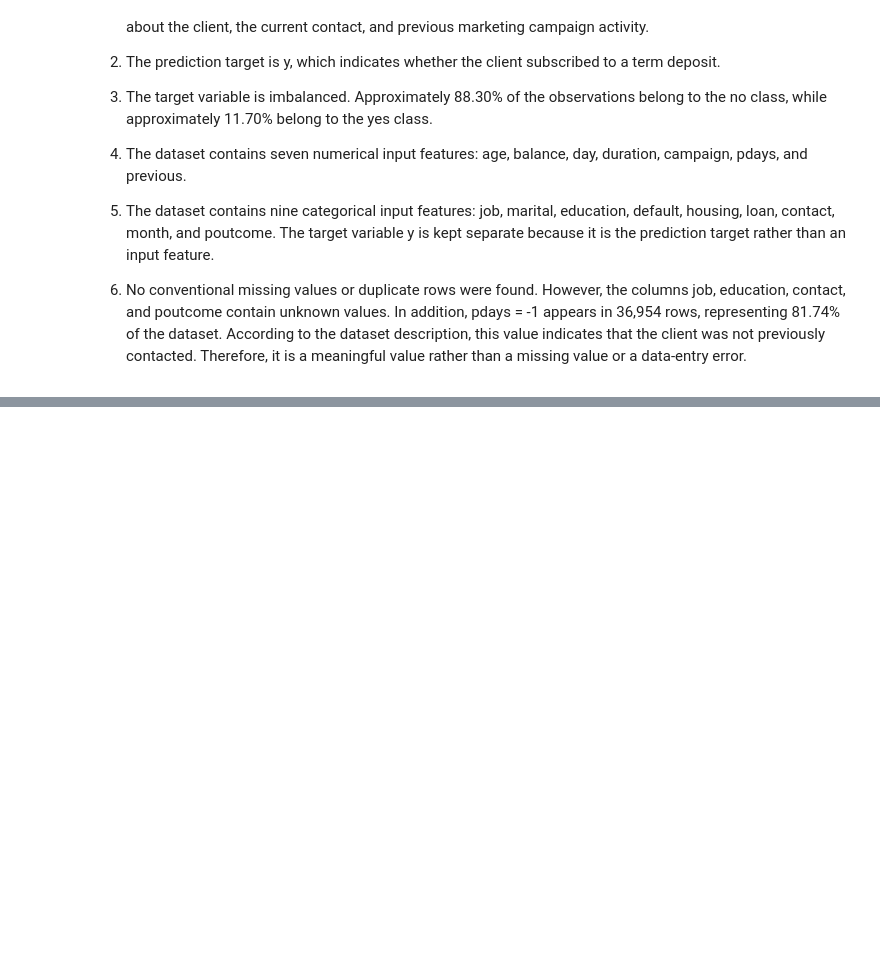
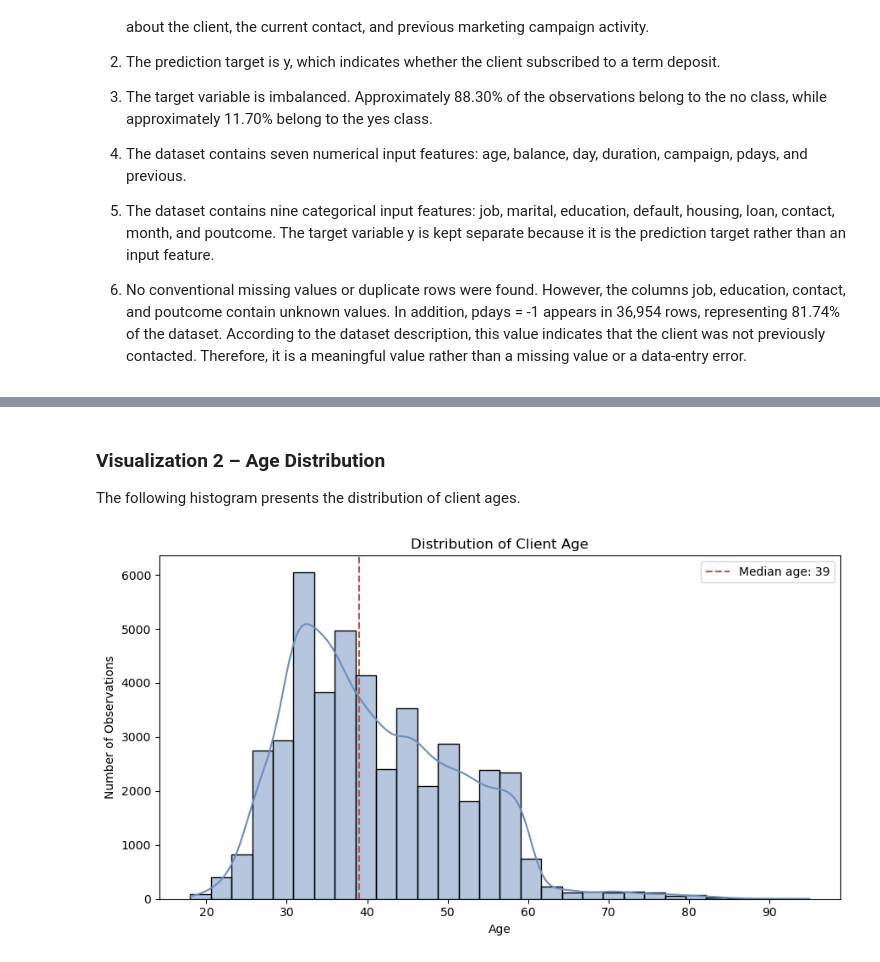
Before and after one commit to liadagon/Applied_Artificial_Intelligence, a Jupyter notebook: FinalProjectAppliedAI.ipynb, the cells around one changed output, grey strips where cells are left out. Cells and saved outputs as stored; diff of their text form; code cells hidden in the pictures; blank space fills up the shorter version.

```diff
--- a/FinalProjectAppliedAI.ipynb
+++ b/FinalProjectAppliedAI.ipynb
@@ -185,0 +328,30 @@ The target variable is imbalanced. Approximately 88.30% of the observations belo
+# %% [markdown]
+### Visualization 2 – Age Distribution
+
+The following histogram presents the distribution of client ages.
+# %%
+plt.figure(figsize=(9, 5))
+
+sns.histplot(
+    data=df,
+    x="age",
+    bins=30,
+    kde=True,
+    color="#6C8EBF"
+)
+
+plt.axvline(
+    df["age"].median(),
+    color="#C44E52",
+    linestyle="--",
+    label=f"Median age: {df['age'].median():.0f}"
+)
+
+plt.title("Distribution of Client Age")
+plt.xlabel("Age")
+plt.ylabel("Number of Observations")
+plt.legend()
+plt.tight_layout()
+plt.show()
+# %% [output]
+[figure, added]
```
Also changed, not shown: parts of 22 cells of this notebook.
